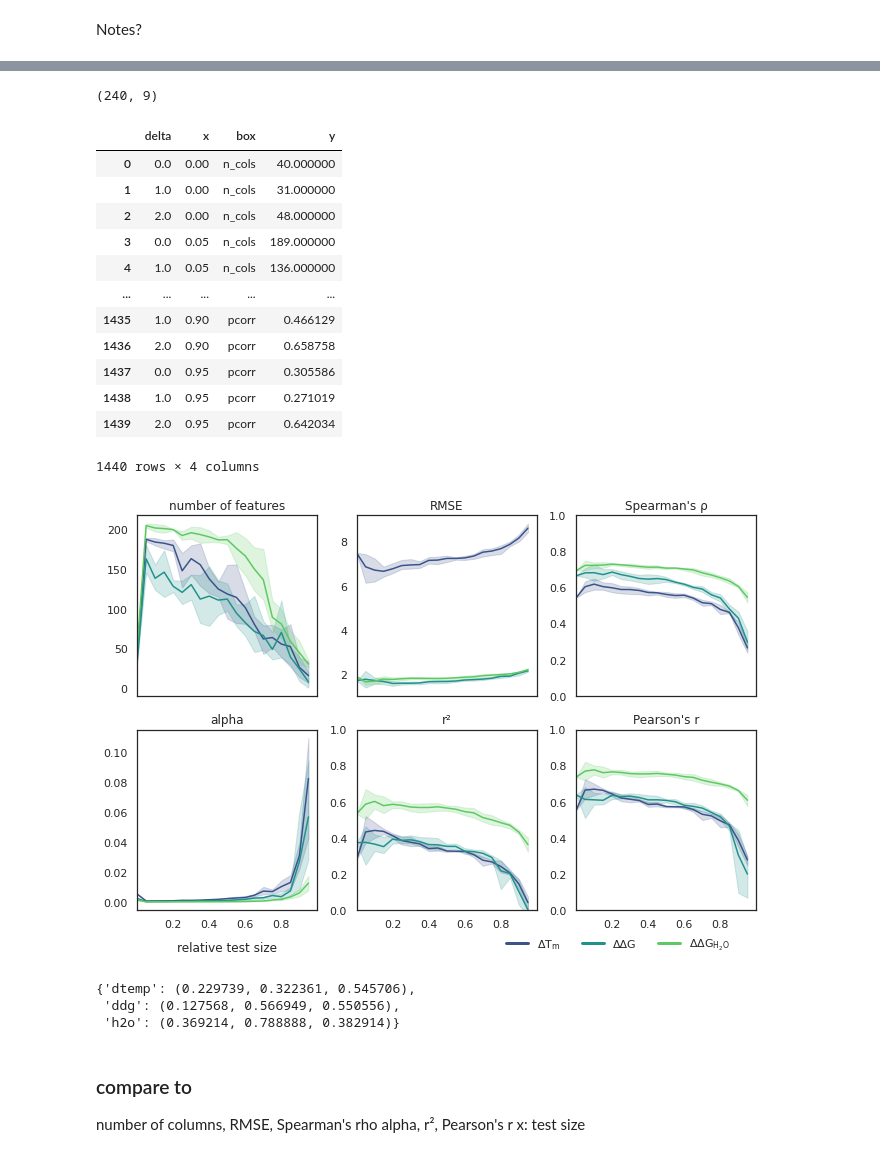
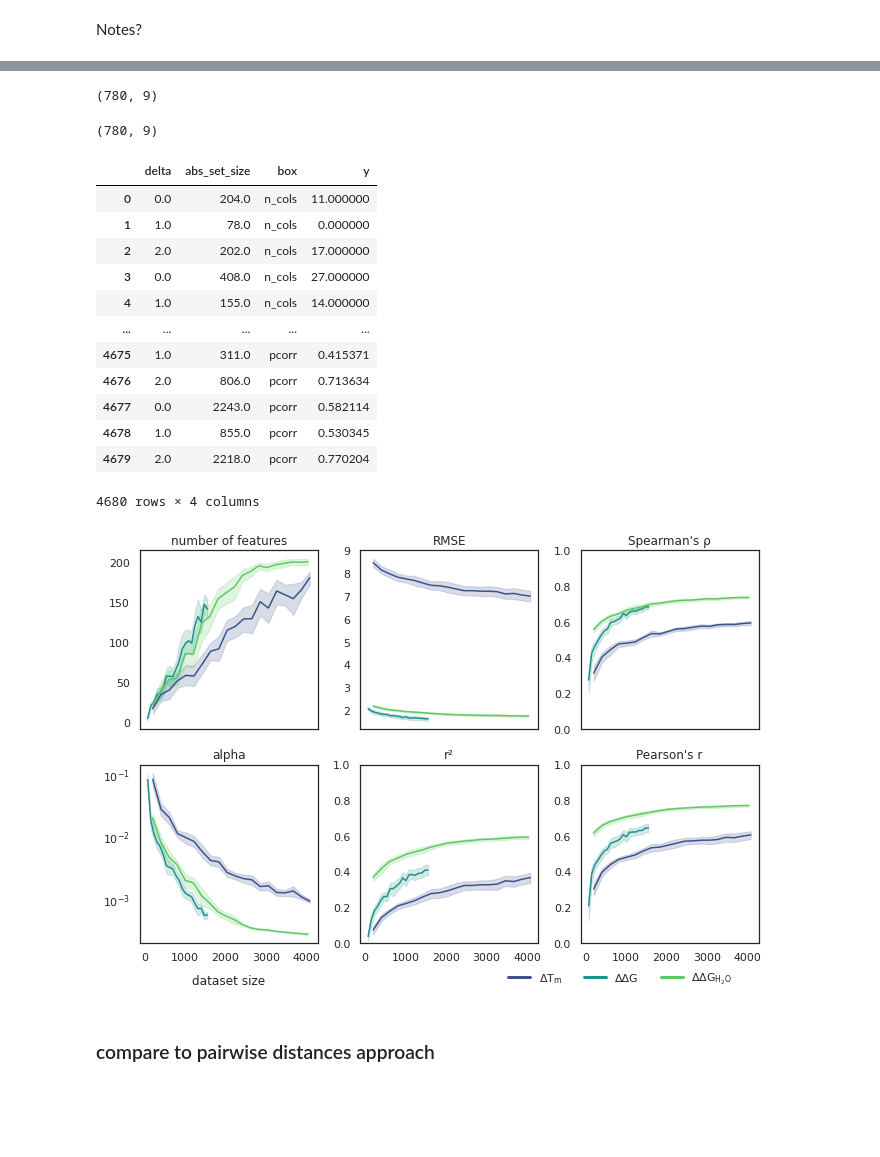
Before and after one commit to lkndl/mapra, a Jupyter notebook: mapra/8_lassolars.ipynb, the cells around one changed output, grey strips where cells are left out. Saved outputs shown, nothing was run; the diff lists cells and outputs as text; code cells hidden in the pictures; blank space fills up the shorter version.

```diff
--- a/mapra/8_lassolars.ipynb
+++ b/mapra/8_lassolars.ipynb
@@ -42,7 +46,5 @@ loading from /home/quirin/PYTHON/mapra/pkl/h5_slice_0.pkl
 # %%
-# loop either over the test_size or the number of selected columns
-
-test_sizes = [.8, .4, .2, .1, 0]
+test_sizes = [ .1, 0]
 column_numbers = [64, 1024]
 
 if False:
@@ -285,30 +297,36 @@ done
+# %%
+ar = np.vstack([np.load(str(Path('.').resolve().parent / 'txts'
+                             / f'{seed}_new{suff}.npy')) for seed, suff in zip([0,1,2,3,4,5,6, 1024, 1025, 1026, 1027, 1028, 1029], [''] * 7 + ['est'] * 6)])
+ar.shape
+# %% [output]
+(780, 9)
 # %%
-ar = np.vstack(results)
-np.save(str(Path('.').resolve().parent / 'txts' / f'optimize_test_size.npy'), ar)
+# ar = np.vstack(results)
+np.save(str(Path('.').resolve().parent / 'txts' / f'optimize_valset_concat.npy'), ar)
 ar.shape
 # %% [output]
-(240, 9)
+(780, 9)
 # %%
-ar = np.load(str(Path('.').resolve().parent / 'txts' / f'optimize_test_size.npy'))
-df = pd.DataFrame(ar, columns=['delta', 'x', 'n_cols', 'rmse', 'sp',
-                               'pval', 'alpha', 'r2', 'pcorr'])\
-    .drop(columns=['pval'])\
-    .melt(id_vars=['delta', 'x'], var_name='box', value_name='y')
+ar = np.load(str(Path('.').resolve().parent / 'txts' / f'optimize_valset_concat.npy'))
+df = (pd.DataFrame(ar, columns=['delta', 'abs_set_size', 'n_cols', 'rmse', 'sp',
+                                'pval', 'alpha', 'r2', 'pcorr'])
+      .drop(columns=['pval'])
+      .melt(id_vars=['delta', 'abs_set_size'], var_name='box', value_name='y'))
 df
 # %% [output]
-|  | delta | x | box | y |
-| 0 | 0.0 | 0.00 | n_cols | 40.000000 |
-| 1 | 1.0 | 0.00 | n_cols | 31.000000 |
-| 2 | 2.0 | 0.00 | n_cols | 48.000000 |
-| 3 | 0.0 | 0.05 | n_cols | 189.000000 |
-| 4 | 1.0 | 0.05 | n_cols | 136.000000 |
+|  | delta | abs_set_size | box | y |
+| 0 | 0.0 | 204.0 | n_cols | 11.000000 |
+| 1 | 1.0 | 78.0 | n_cols | 0.000000 |
+| 2 | 2.0 | 202.0 | n_cols | 17.000000 |
+| 3 | 0.0 | 408.0 | n_cols | 27.000000 |
+| 4 | 1.0 | 155.0 | n_cols | 14.000000 |
 | ... | ... | ... | ... | ... |
-| 1435 | 1.0 | 0.90 | pcorr | 0.466129 |
-| 1436 | 2.0 | 0.90 | pcorr | 0.658758 |
-| 1437 | 0.0 | 0.95 | pcorr | 0.305586 |
-| 1438 | 1.0 | 0.95 | pcorr | 0.271019 |
-| 1439 | 2.0 | 0.95 | pcorr | 0.642034 |
+| 4675 | 1.0 | 311.0 | pcorr | 0.415371 |
+| 4676 | 2.0 | 806.0 | pcorr | 0.713634 |
+| 4677 | 0.0 | 2243.0 | pcorr | 0.582114 |
+| 4678 | 1.0 | 855.0 | pcorr | 0.530345 |
+| 4679 | 2.0 | 2218.0 | pcorr | 0.770204 |
-1440 rows × 4 columns
+4680 rows × 4 columns
 # %%
 sns.set_theme(style='white')
 cmap = sns.color_palette('viridis', 3)
@@ -317,51 +335,43 @@ import matplotlib.lines as mlines
 relabel = lambda legend: [t.set_text(data.tex_lookup[t.get_text()]) for t in legend.texts]
 
 g = sns.FacetGrid(data=df, col='box', col_wrap=3,
-                  col_order=['n_cols', 'rmse', 'sp', 'alpha', 'r2', 'pcorr' ],
+                  col_order=['n_cols', 'rmse', 'sp', 'alpha', 'r2', 'pcorr'],
                   height=3.2,
                   margin_titles=True, sharex=True, sharey=False)
-g.map_dataframe(sns.lineplot, x='x', y='y',
+g.map_dataframe(sns.lineplot, x='abs_set_size', y='y',
                 hue='delta', hue_order=[0, 1, 2], palette=dict(enumerate(cmap)),
                 markers=False, dashes=False)
 # scatter_kws={'s': 10, 'alpha': .05})
 
 # mess around with the legend
 handles = list()
 for de, co in zip(delta_labels, cmap):
     handles.append(mlines.Line2D([], [], color=co, label=data.tex_lookup[de], linewidth=3))
 
 g.add_legend(title='', bbox_to_anchor=(.72, 0), ncol=3, handles=handles)
-g.set(xlim=(0, 1))
+# g.set(xlim=(0, 1))
 
 g.set_titles(col_template='{col_name}')
 for ax, lab in zip(g.axes.flatten(), ['number of features', 'RMSE', 'Spearman\'s ρ',
                                       'alpha', 'r²', 'Pearson\'s r']):
     ax.set_title(lab)
 
 for i, ax in enumerate(g.axes.flatten()):
     ax.set(box_aspect=1)
-    ax.set(xticks=[.2, .4, .6, .8])
+    # ax.set(xticks=[.2, .4, .6, .8])
     # Drawing the frame
     for _, spine in ax.spines.items():
         spine.set_visible(True)
     if i in {2, 4, 5}:
         ax.set(ylim=(0, 1))
 
-g.axes[3].set_xlabel('relative test size', labelpad=12)
+g.axes[3].set_yscale('log')
+g.axes[3].set_xlabel('dataset size', labelpad=12)
 
 # g.tight_layout()
 # g.fig.subplots_adjust(hspace=-.1)
-save(g, f'optimize_test_size.png')
+save(g, f'optimize_valset_shuffle.png')
 # %% [output]
-[figure, old version]
+[figure, new version]
-# %%
-dict(enumerate(cmap))
-# %% [output]
-{'dtemp': (0.229739, 0.322361, 0.545706),
- 'ddg': (0.127568, 0.566949, 0.550556),
- 'h2o': (0.369214, 0.788888, 0.382914)}
-# %% [markdown]
-### compare  to
-number of columns, RMSE, Spearman's rho
-alpha, r², Pearson's r
-x: test size
+# %% [markdown]
+### compare  to pairwise distances approach
```
Also changed, not shown: parts of 33 cells of this notebook, 3 other files.
